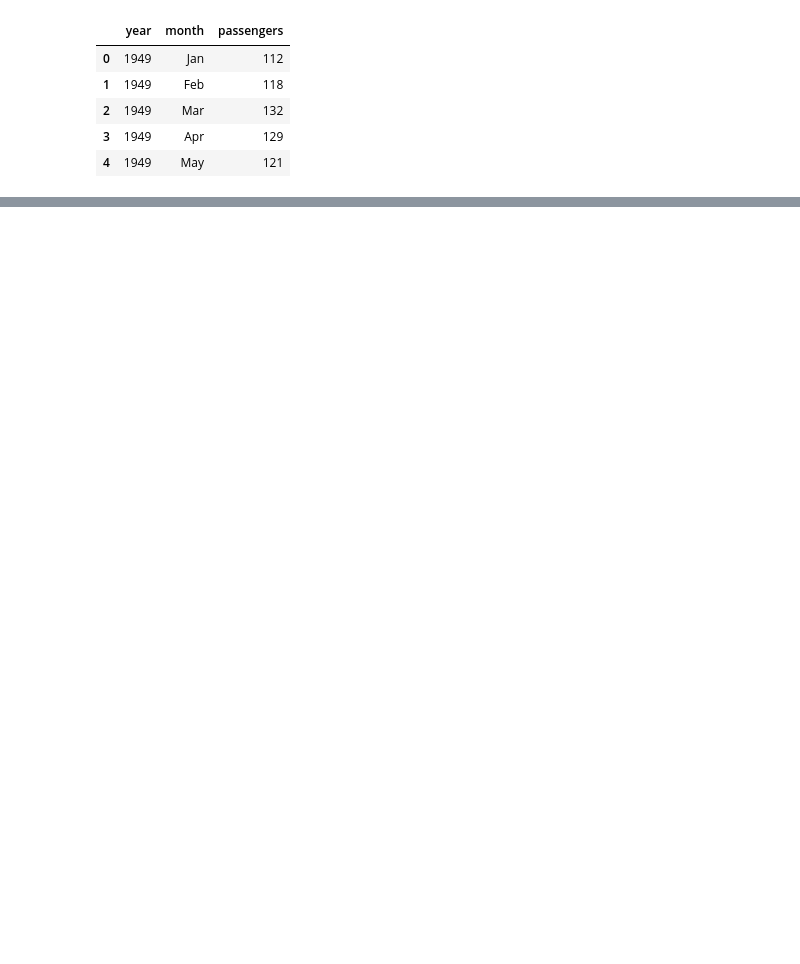
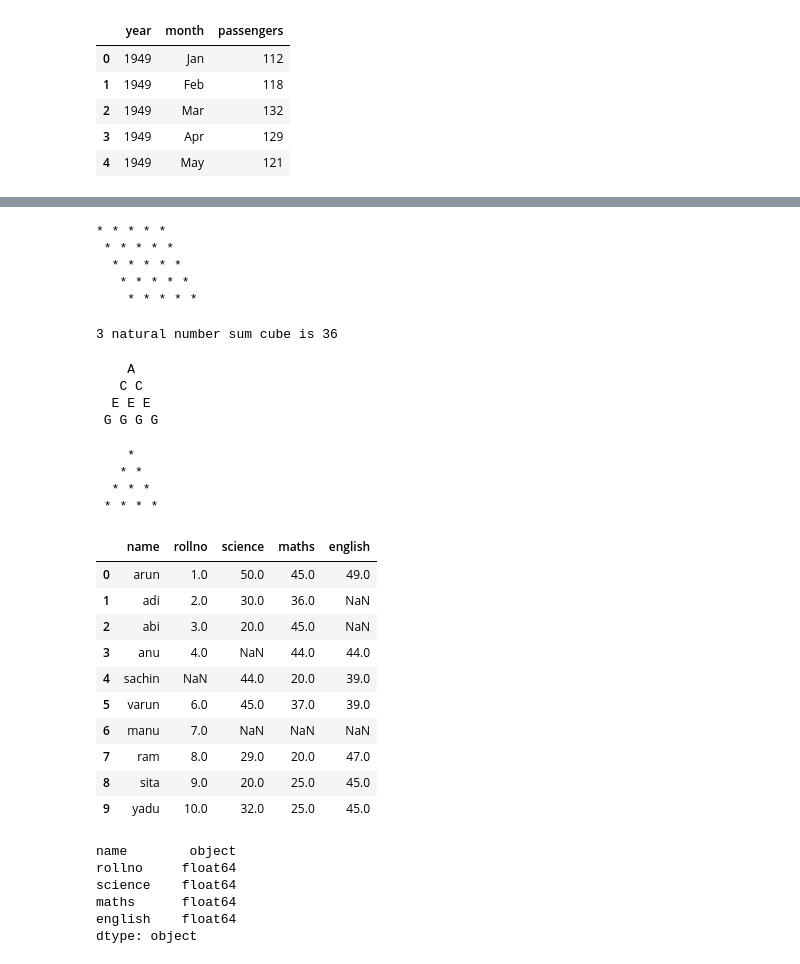
Before and after one commit to thushiin/python, a Jupyter notebook: matplot.ipynb, the cells around one changed output, grey strips where cells are left out. Saved outputs shown, nothing was run; the diff lists cells and outputs as text; code cells hidden in the pictures; blank space fills up the shorter version.

```diff
--- a/matplot.ipynb
+++ b/matplot.ipynb
@@ -872,0 +1130,79 @@ sns.
+# %%
+n=6
+for i in range(1,n):
+    for k in range(1,i):
+        print("",end=' ')
+    for j in range(1,n):
+        print('*',end=" ")
+
+    print()
+# %% [output]
+* * * * *
+ * * * * *
+  * * * * *
+   * * * * *
+    * * * * *
+# %%
+def cube(n):
+    s=0
+    for i in range(n+1):
+        s+=i**3
+    print(f'{n} natural number sum cube is {s}')
+
+cube(3)
+# %% [output]
+3 natural number sum cube is 36
+# %%
+n=65
+for i in range(1,5):
+    for k in range(i,5):
+        print("",end=' ')
+    for j in range(i):
+        c=chr(n)
+        print(c,end=" ")
+    n+=2
+    print()
+# %% [output]
+    A
+   C C
+  E E E
+ G G G G
+# %%
+n=5
+for i in range(1,n):
+    for k in range(i,n):
+        print(" ",end='')
+    for j in range(i):
+        print("*",end=" ")
+    print()
+# %% [output]
+    *
+   * *
+  * * *
+ * * * *
+# %%
+import pandas as pd
+a={'name':['arun','adi','abi','anu','sachin','varun','manu','ram','sita','yadu'],'rollno':[1,2,3,4,None,6,7,8,9,10],'science':[50,30,20,None,44,45,None,29,20,32],'maths':[45,36,45,44,20,37,None,20,25,25],'english':[49,None,None,44,39,39,None,47,45,45]}
+s=pd.DataFrame(a)
+s
+# %% [output]
+|  | name | rollno | science | maths | english |
+| 0 | arun | 1.0 | 50.0 | 45.0 | 49.0 |
+| 1 | adi | 2.0 | 30.0 | 36.0 | NaN |
+| 2 | abi | 3.0 | 20.0 | 45.0 | NaN |
+| 3 | anu | 4.0 | NaN | 44.0 | 44.0 |
+| 4 | sachin | NaN | 44.0 | 20.0 | 39.0 |
+| 5 | varun | 6.0 | 45.0 | 37.0 | 39.0 |
+| 6 | manu | 7.0 | NaN | NaN | NaN |
+| 7 | ram | 8.0 | 29.0 | 20.0 | 47.0 |
+| 8 | sita | 9.0 | 20.0 | 25.0 | 45.0 |
+| 9 | yadu | 10.0 | 32.0 | 25.0 | 45.0 |
+# %%
+s.dtypes
+# %% [output]
+name        object
+rollno     float64
+science    float64
+maths      float64
+english    float64
+dtype: object
```
Also changed, not shown: parts of 34 cells of this notebook.
